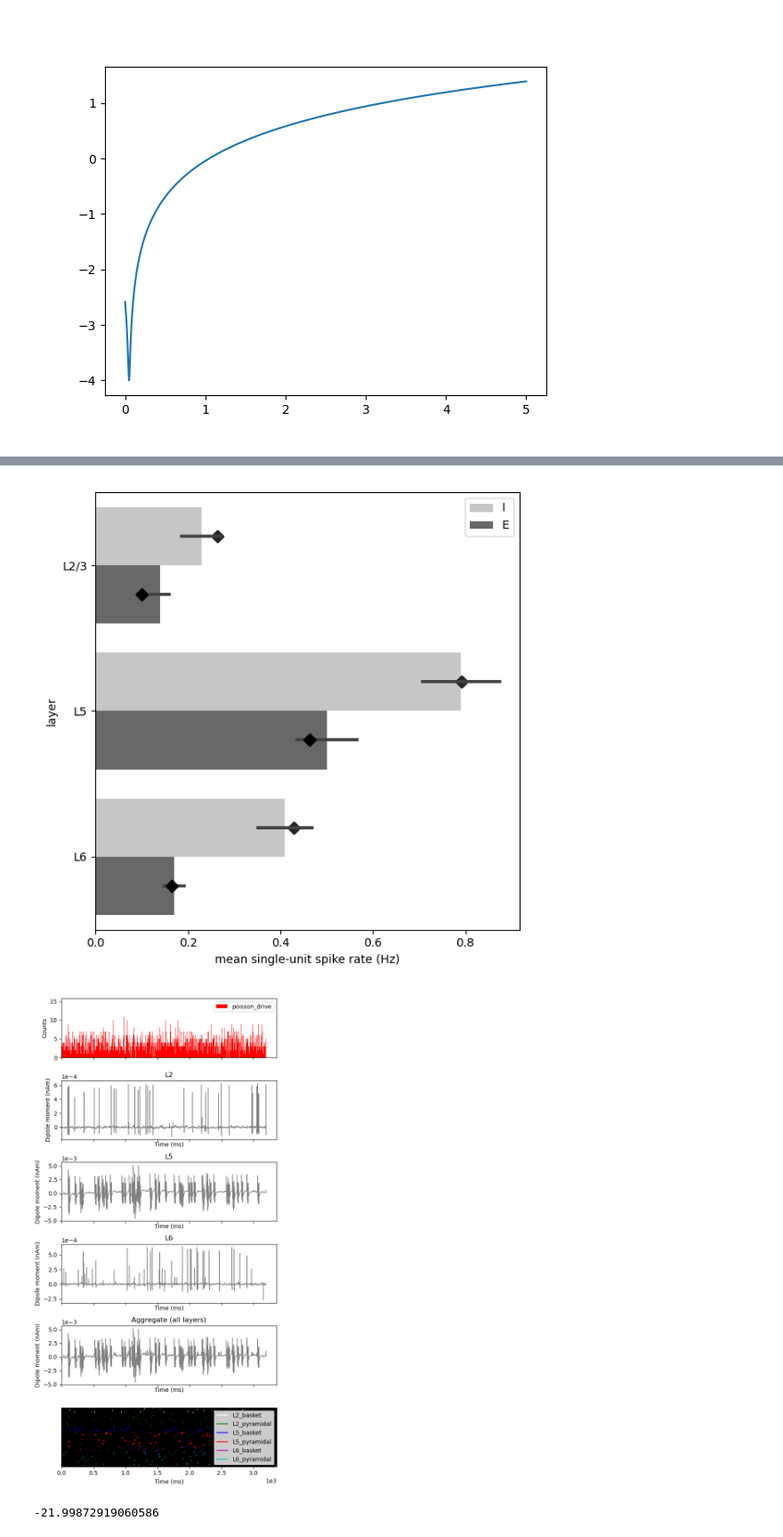
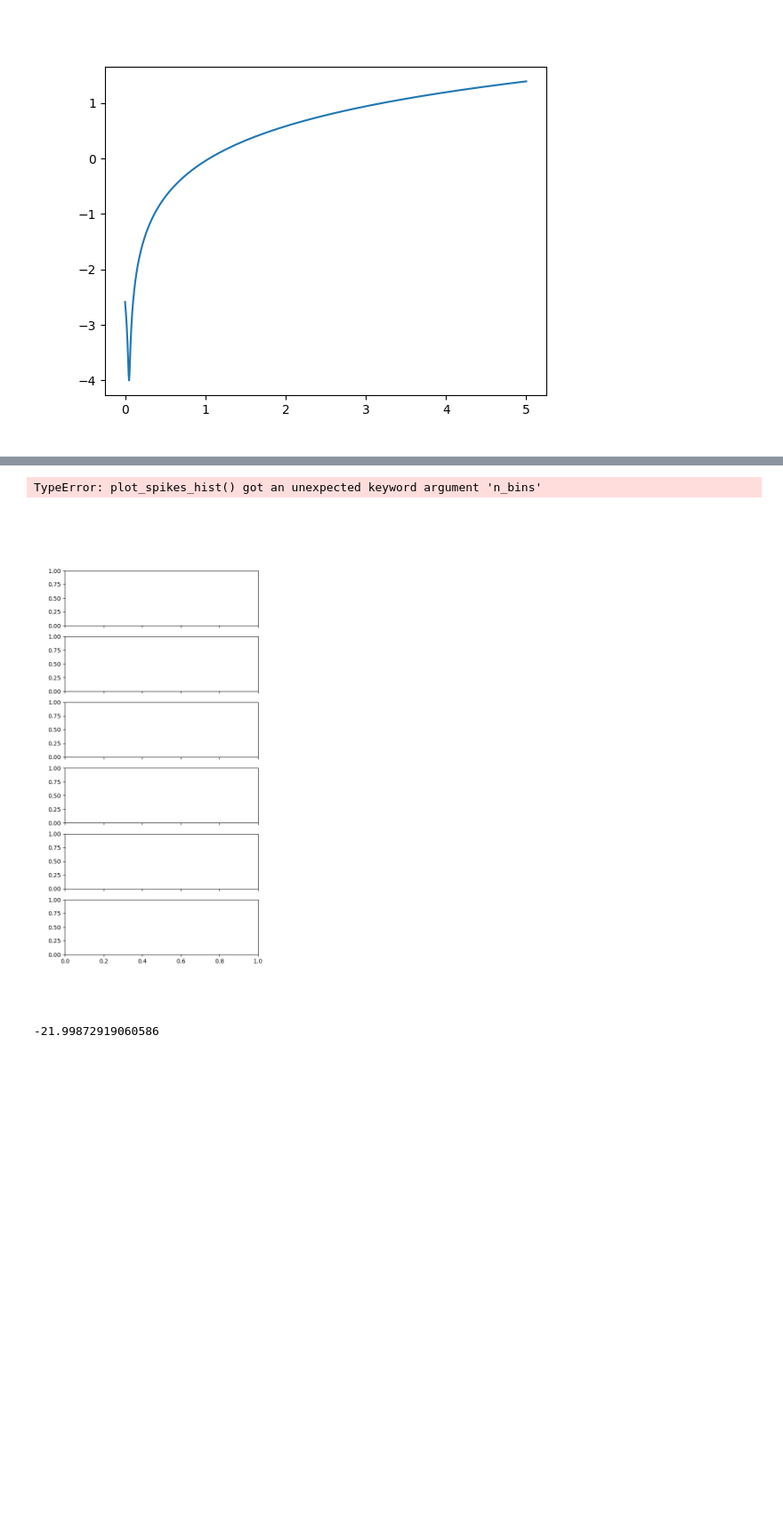
Before and after one commit to rythorpe/hnn-core, a Jupyter notebook: rs_dd_project/opt_baseline_drive.ipynb, the cells around one changed output, grey strips where cells are left out. Shown at 89% size. Saved outputs shown, nothing was run; the diff lists cells and outputs as text; code cells hidden in the pictures; blank space fills up the shorter version.

```diff
--- a/rs_dd_project/opt_baseline_drive.ipynb
+++ b/rs_dd_project/opt_baseline_drive.ipynb
@@ -251,7 +251,7 @@ net, dpls = simulate_network(net_original.copy(), sim_time, burn_in_time,
                              poiss_params=poiss_params, clear_conn=True,
                              n_procs=n_procs)
 
-fig_net_response = plot_net_response(dpls, net, sim_time)
+fig_net_response = plot_net_response(dpls, net)
 plt.tight_layout()
 
 fig_sr_profiles = plot_spiking_profiles(net, sim_time, burn_in_time,
@@ -274,10 +274,10 @@ Loading custom mechanism files from /home/ryan/hnn-core/hnn_core/mod/x86_64/.lib
 ... (321 lines left out)
 Trial 1: 3160.0 ms...
 Trial 1: 3170.0 ms...
 Trial 1: 3180.0 ms...
 Trial 1: 3190.0 ms...
+TypeError: plot_spikes_hist() got an unexpected keyword argument 'n_bins'
-[figure, old version]
+[figure, new version]
-[figure, removed]
 # %%
 err = err_disconn_spike_rate(net, sim_time, burn_in_time, target_sr_unconn)
 print(err)  # compare to -17.2157 from optimization minimum
```
Also changed, not shown: parts of 2 cells of this notebook, 2 other files.
